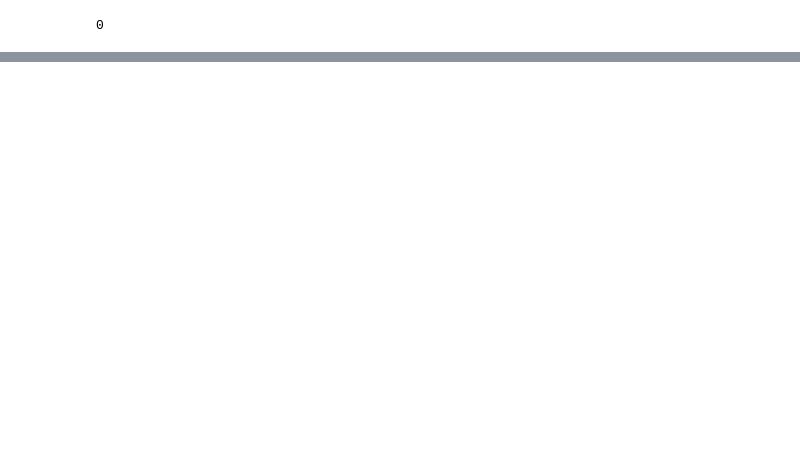
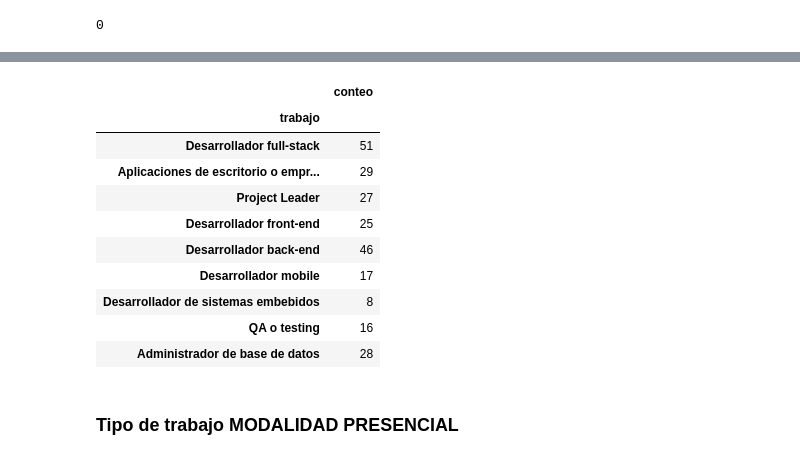
Before and after one commit to TorrezMN/Data_Science, a Jupyter notebook: Enc_Devs_Py/Notebooks/Modalidad.ipynb, the cells around one changed output, grey strips where cells are left out. Cells and saved outputs as stored; diff of their text form; code cells hidden in the pictures; blank space fills up the shorter version.

```diff
--- a/Enc_Devs_Py/Notebooks/Modalidad.ipynb
+++ b/Enc_Devs_Py/Notebooks/Modalidad.ipynb
@@ -238,0 +418,9 @@ plt.subplots_adjust(left=0.1,
+# %%
+tipo_trabajo_hibrido = {}
+
+def set_tipo_trabajo_hibrido(tipo):
+    for i in tipo.split(';'):
+        tipo_trabajo_hibrido[i]=0
+def count_tipo_trabajo_hibrido(tipo):
+    for i in tipo.split(';'):
+        tipo_trabajo_hibrido[i]+=1
@@ -238,0 +455,18 @@ plt.subplots_adjust(left=0.1,
+# %%
+pd.DataFrame(
+    data = tipo_trabajo_hibrido.items(),
+    columns = ['trabajo','conteo']).set_index('trabajo')
+# %% [output]
+|  | conteo |
+| trabajo |  |
+| Desarrollador full-stack | 51 |
+| Aplicaciones de escritorio o empr... | 29 |
+| Project Leader | 27 |
+| Desarrollador front-end | 25 |
+| Desarrollador back-end | 46 |
+| Desarrollador mobile | 17 |
+| Desarrollador de sistemas embebidos | 8 |
+| QA o testing | 16 |
+| Administrador de base de datos | 28 |
+# %% [markdown]
+### Tipo de trabajo MODALIDAD PRESENCIAL
```
Also changed, not shown: parts of 35 cells of this notebook.
